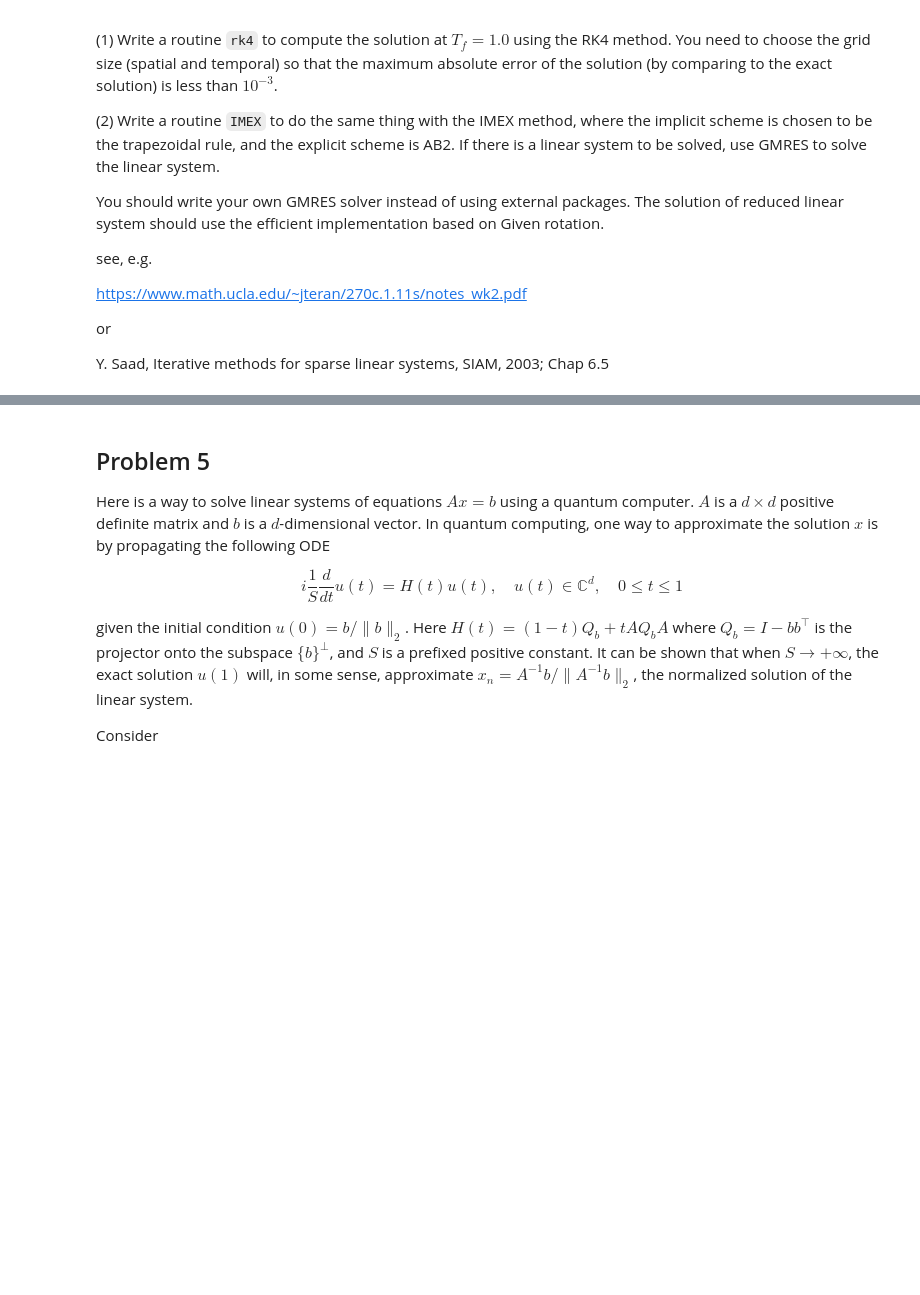
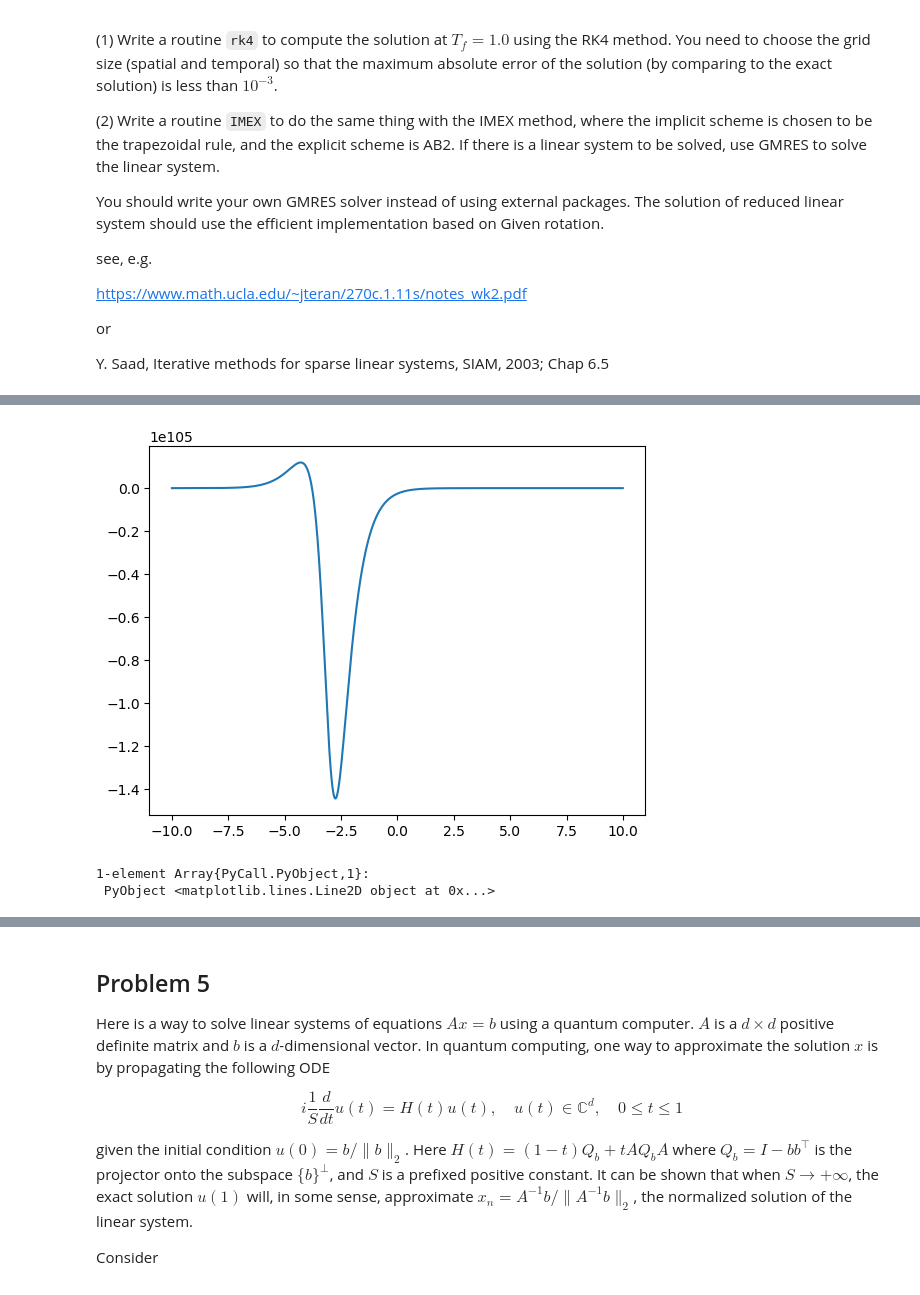
Before and after one commit to kevin-corcoran/228a, a Jupyter notebook: HW6.ipynb, the cells around one changed output, grey strips where cells are left out. Saved outputs shown, nothing was run; the diff lists cells and outputs as text; code cells hidden in the pictures; blank space fills up the shorter version.

```diff
--- a/HW6.ipynb
+++ b/HW6.ipynb
@@ -420,0 +515,6 @@ UndefVarError: UndefVarError: u not defined
+# %%
+plot(xs,real(psi[:,7]),label="IMEX")
+# %% [output]
+[figure, added]
+1-element Array{PyCall.PyObject,1}:
+ PyObject <matplotlib.lines.Line2D object at 0x...>
```
Also changed, not shown: parts of 10 cells of this notebook.
